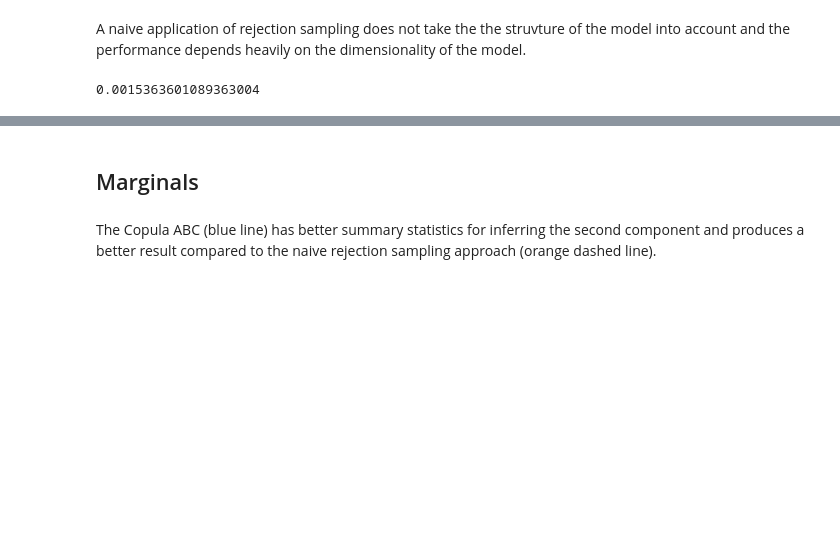
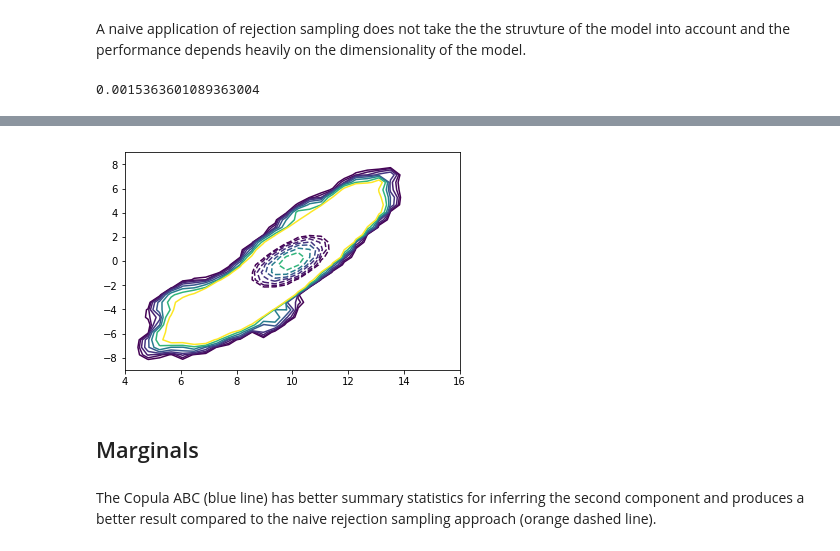
Before and after one commit to kskyten/elfi-notebooks, a Jupyter notebook: gaussian_copula.ipynb, the cells around one changed output, grey strips where cells are left out. Drawn from its saved outputs; the diff is of its cells as text; code cells hidden in the pictures; blank space fills up the shorter version.

```diff
--- a/gaussian_copula.ipynb
+++ b/gaussian_copula.ipynb
@@ -206,8 +204,11 @@ overlay({posterior.pdf: {'levels': levels},
 # %%
 # t1 = np.linspace(6, 13, 30)
 # t2 = np.linspace(-8, 8, 30)
+kde = ss.gaussian_kde(np.transpose(rejection_posterior))
 overlay({kde.pdf: {'levels': levels},
          mposterior: {'linestyles': 'dashed', 'levels': levels}}, t1, t2)
+# %% [output]
+[figure, added]
 # %% [markdown]
 ## Marginals
 # %% [markdown]
```
Also changed, not shown: parts of 9 cells of this notebook.
